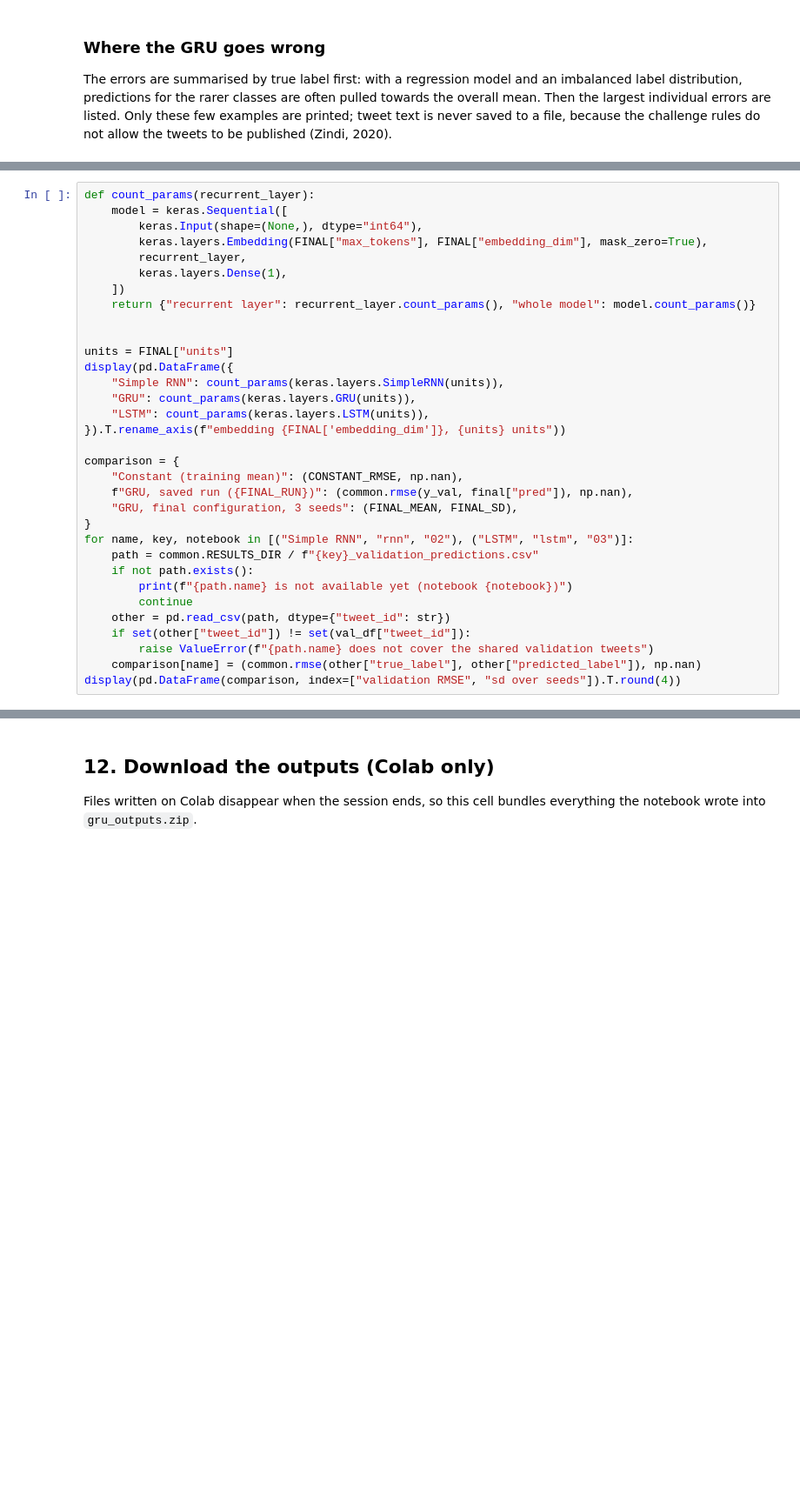
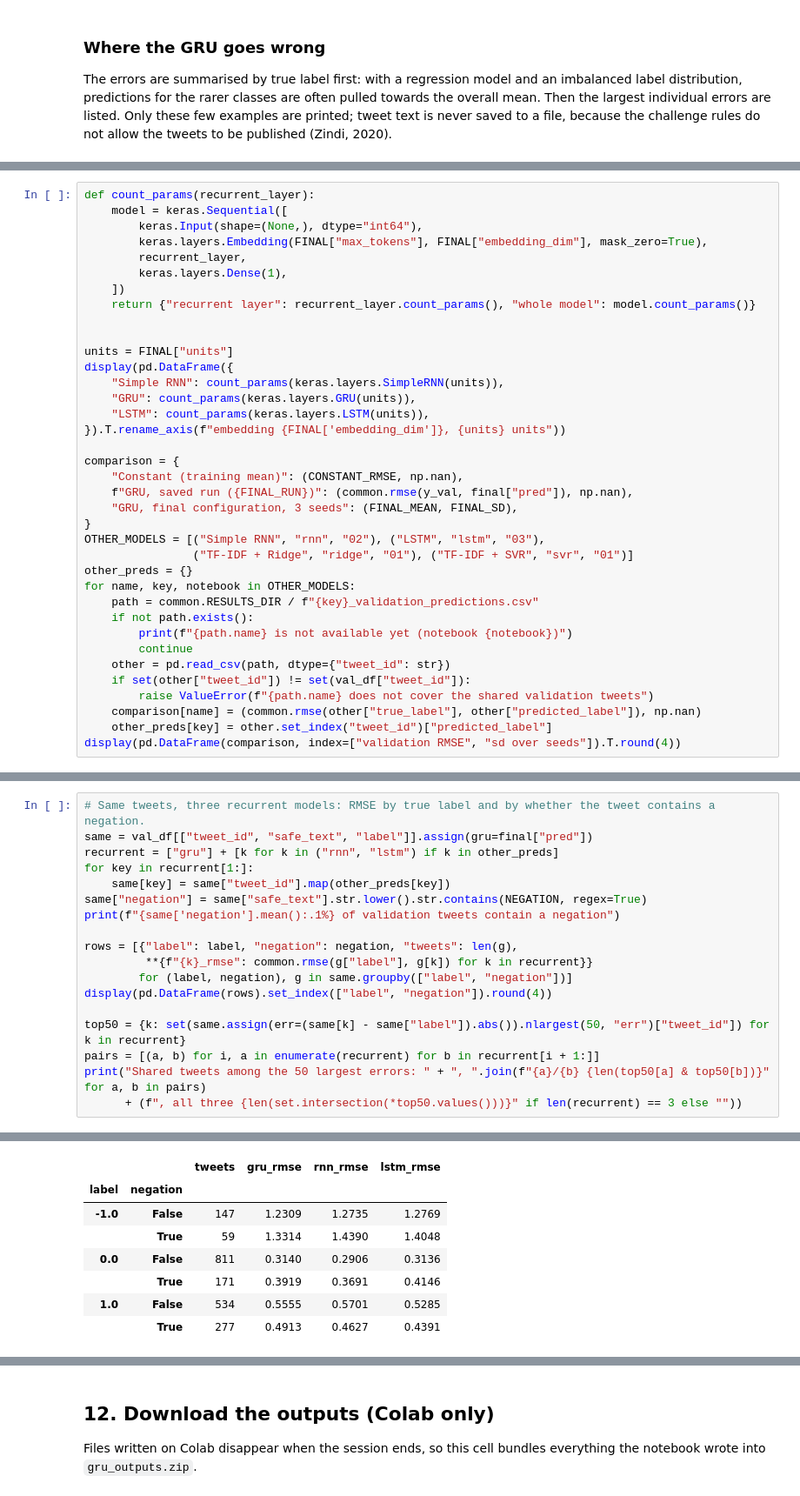
Before and after one commit to Adossi-design/vaccine-sentiment-sequential-models, a Jupyter notebook: notebooks/04_gru.ipynb, the cells around one changed output, grey strips where cells are left out. Shown at 87% size. Drawn from its saved outputs; the diff is of its cells as text; blank space fills up the shorter version.

```diff
--- a/notebooks/04_gru.ipynb
+++ b/notebooks/04_gru.ipynb
@@ -514,7 +681,10 @@ comparison = {
     f"GRU, saved run ({FINAL_RUN})": (common.rmse(y_val, final["pred"]), np.nan),
     "GRU, final configuration, 3 seeds": (FINAL_MEAN, FINAL_SD),
 }
-for name, key, notebook in [("Simple RNN", "rnn", "02"), ("LSTM", "lstm", "03")]:
+OTHER_MODELS = [("Simple RNN", "rnn", "02"), ("LSTM", "lstm", "03"),
+                ("TF-IDF + Ridge", "ridge", "01"), ("TF-IDF + SVR", "svr", "01")]
+other_preds = {}
+for name, key, notebook in OTHER_MODELS:
     path = common.RESULTS_DIR / f"{key}_validation_predictions.csv"
     if not path.exists():
         print(f"{path.name} is not available yet (notebook {notebook})")
@@ -523,4 +693,5 @@ for name, key, notebook in [("Simple RNN", "rnn", "02"), ("LSTM", "lstm", "03")]
     if set(other["tweet_id"]) != set(val_df["tweet_id"]):
         raise ValueError(f"{path.name} does not cover the shared validation tweets")
     comparison[name] = (common.rmse(other["true_label"], other["predicted_label"]), np.nan)
+    other_preds[key] = other.set_index("tweet_id")["predicted_label"]
 display(pd.DataFrame(comparison, index=["validation RMSE", "sd over seeds"]).T.round(4))
@@ -526,0 +712,19 @@ display(pd.DataFrame(comparison, index=["validation RMSE", "sd over seeds"]).T.r
+# %%
+# Same tweets, three recurrent models: RMSE by true label and by whether the tweet contains a negation.
+same = val_df[["tweet_id", "safe_text", "label"]].assign(gru=final["pred"])
+recurrent = ["gru"] + [k for k in ("rnn", "lstm") if k in other_preds]
+for key in recurrent[1:]:
+    same[key] = same["tweet_id"].map(other_preds[key])
+same["negation"] = same["safe_text"].str.lower().str.contains(NEGATION, regex=True)
+print(f"{same['negation'].mean():.1%} of validation tweets contain a negation")
+
+rows = [{"label": label, "negation": negation, "tweets": len(g),
+         **{f"{k}_rmse": common.rmse(g["label"], g[k]) for k in recurrent}}
+        for (label, negation), g in same.groupby(["label", "negation"])]
+display(pd.DataFrame(rows).set_index(["label", "negation"]).round(4))
+
+top50 = {k: set(same.assign(err=(same[k] - same["label"]).abs()).nlargest(50, "err")["tweet_id"]) for k in recurrent}
+pairs = [(a, b) for i, a in enumerate(recurrent) for b in recurrent[i + 1:]]
+print("Shared tweets among the 50 largest errors: " + ", ".join(f"{a}/{b} {len(top50[a] & top50[b])}" for a, b in pairs)
+      + (f", all three {len(set.intersection(*top50.values()))}" if len(recurrent) == 3 else ""))
+# %% [output]
@@ -526,0 +732,8 @@ display(pd.DataFrame(comparison, index=["validation RMSE", "sd over seeds"]).T.r
+|  |  | tweets | gru_rmse | rnn_rmse | lstm_rmse |
+| label | negation |  |  |  |  |
+| -1.0 | False | 147 | 1.2309 | 1.2735 | 1.2769 |
+|  | True | 59 | 1.3314 | 1.4390 | 1.4048 |
+| 0.0 | False | 811 | 0.3140 | 0.2906 | 0.3136 |
+|  | True | 171 | 0.3919 | 0.3691 | 0.4146 |
+| 1.0 | False | 534 | 0.5555 | 0.5701 | 0.5285 |
+|  | True | 277 | 0.4913 | 0.4627 | 0.4391 |
```
Also changed, not shown: parts of 33 cells of this notebook, 9 other files.
